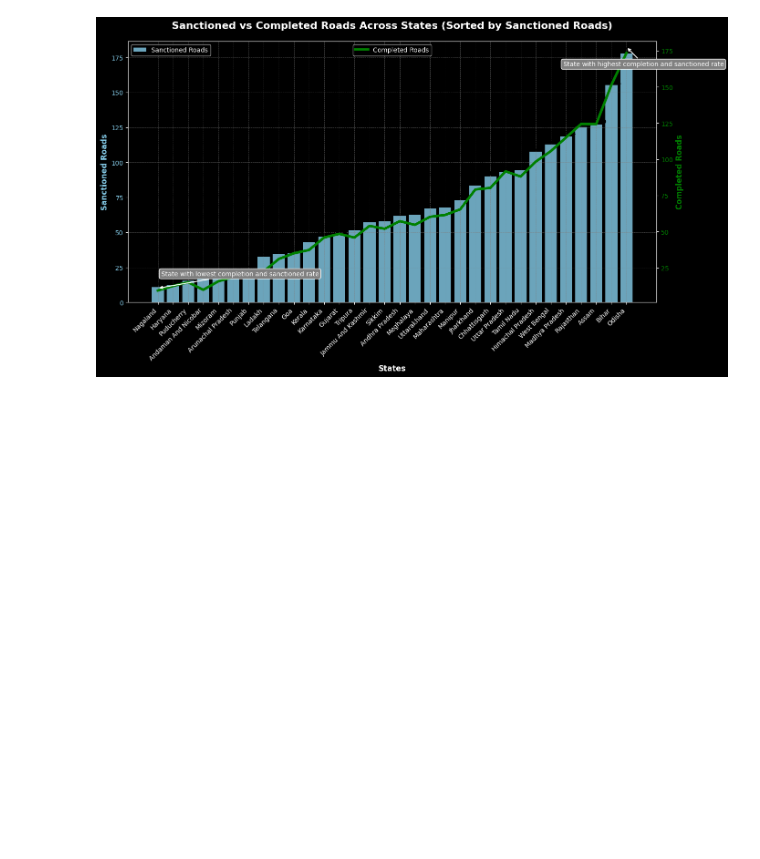
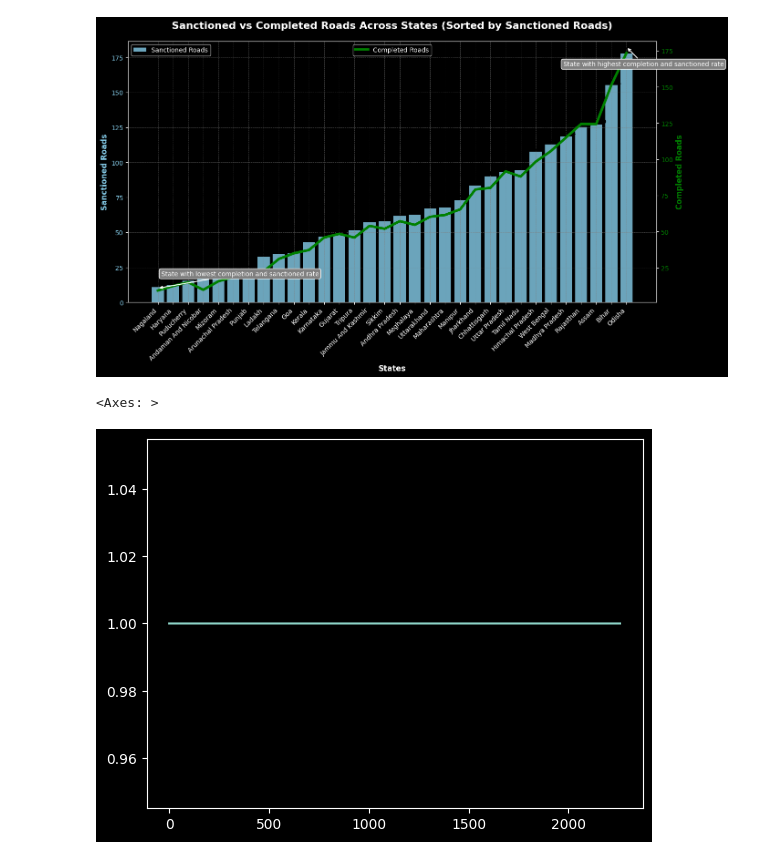
Before and after one commit to gauravgulia26/DataScience_Toolkit, a Jupyter notebook: libraries/pandas/pandas_day4.ipynb, the cells around one changed output. Cells and saved outputs as stored; diff of their text form; code cells hidden in the pictures; blank space fills up the shorter version.

```diff
--- a/libraries/pandas/pandas_day4.ipynb
+++ b/libraries/pandas/pandas_day4.ipynb
@@ -707,0 +710,10 @@ plt.show()
+# %%
+pd.Series(
+    (
+        np.sin(df["NO_OF_ROAD_WORKS_BALANCE"]) ** 2
+        + np.cos(df["NO_OF_ROAD_WORKS_BALANCE"]) ** 2
+    )
+).plot(kind="line")
+# %% [output]
+<Axes: >
+[figure, added]
```
Also changed, not shown: parts of 6 cells of this notebook, 1 other file.
